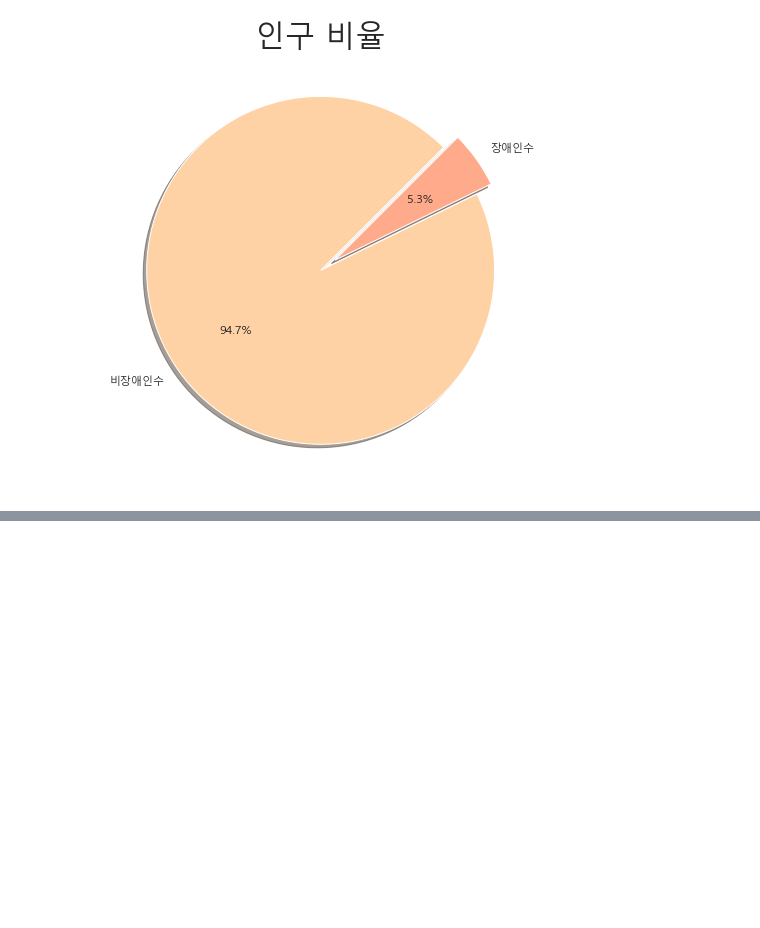
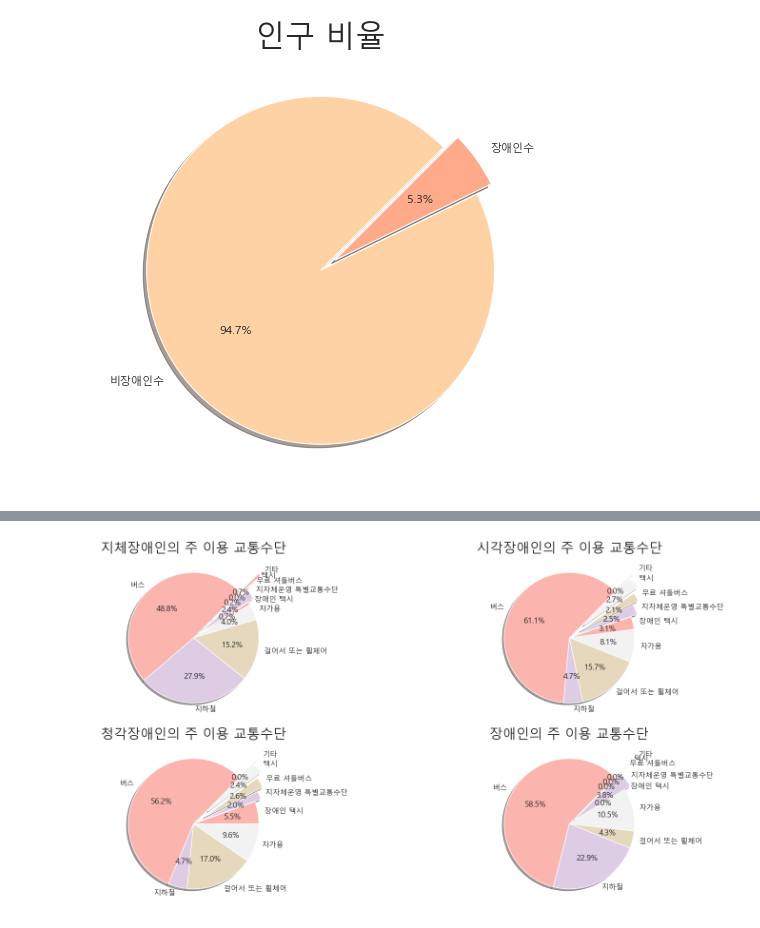
Before and after one commit to WithU-Bus/WithU-Bus, a Jupyter notebook: 비율.ipynb, the cells around one changed output, grey strips where cells are left out. Cells and saved outputs as stored; diff of their text form; code cells hidden in the pictures; blank space fills up the shorter version.

Commit message:
장애인 외출목적 및 교통수단 시각화

```diff
--- a/비율.ipynb
+++ b/비율.ipynb
@@ -285,0 +360,3 @@ plt.show()
+# %%
+Way = pd.read_excel('./data/장애인 주 이용 교통수단.xlsx')
+Way
@@ -285,0 +374,40 @@ plt.show()
+# %%
+fig, ax = plt.subplots(2, 2, figsize=(18, 8), dpi=100, facecolor='white')
+
+size = Way['지체']
+labels = Way['주 이용 교통수단']
+colors = plt.cm.Pastel1(np.linspace(0, 1, 4))
+explode = [0,0,0,0,0,0.1,0.2,0.3,0.4]
+
+ax[0][0].pie(size, labels=labels, colors=colors, shadow=True, startangle=45, explode=explode,autopct='%.1f%%')
+ax[0][0].set_title('지체장애인의 주 이용 교통수단',fontsize=20)
+
+size = Way['시각']
+labels = Way['주 이용 교통수단']
+colors = plt.cm.Pastel1(np.linspace(0, 1, 4))
+explode = [0,0,0,0,0,0.1,0.2,0.3,0.4]
+
+ax[0][1].pie(size, labels=labels, colors=colors, shadow=True, startangle=45, explode=explode,autopct='%.1f%%')
+ax[0][1].set_title('시각장애인의 주 이용 교통수단',fontsize=20)
+
+size = Way['청각']
+labels = Way['주 이용 교통수단']
+colors = plt.cm.Pastel1(np.linspace(0, 1, 4))
+explode = [0,0,0,0,0,0.1,0.2,0.3,0.4]
+
+ax[1][0].pie(size, labels=labels, colors=colors, shadow=True, startangle=45, explode=explode,autopct='%.1f%%')
+ax[1][0].set_title('청각장애인의 주 이용 교통수단',fontsize=20)
+
+size = Way['장애인']
+labels = Way['주 이용 교통수단']
+colors = plt.cm.Pastel1(np.linspace(0, 1, 4))
+explode = [0,0,0,0,0,0.1,0.2,0.3,0.4]
+
+ax[1][1].pie(size, labels=labels, colors=colors, shadow=True, startangle=45, explode=explode,autopct='%.1f%%')
+ax[1][1].set_title('장애인의 주 이용 교통수단',fontsize=20)
+
+
+plt.tight_layout()
+plt.show()
+# %% [output]
+[figure, added]
```
Also changed, not shown: parts of 9 cells of this notebook, 2 other files.
